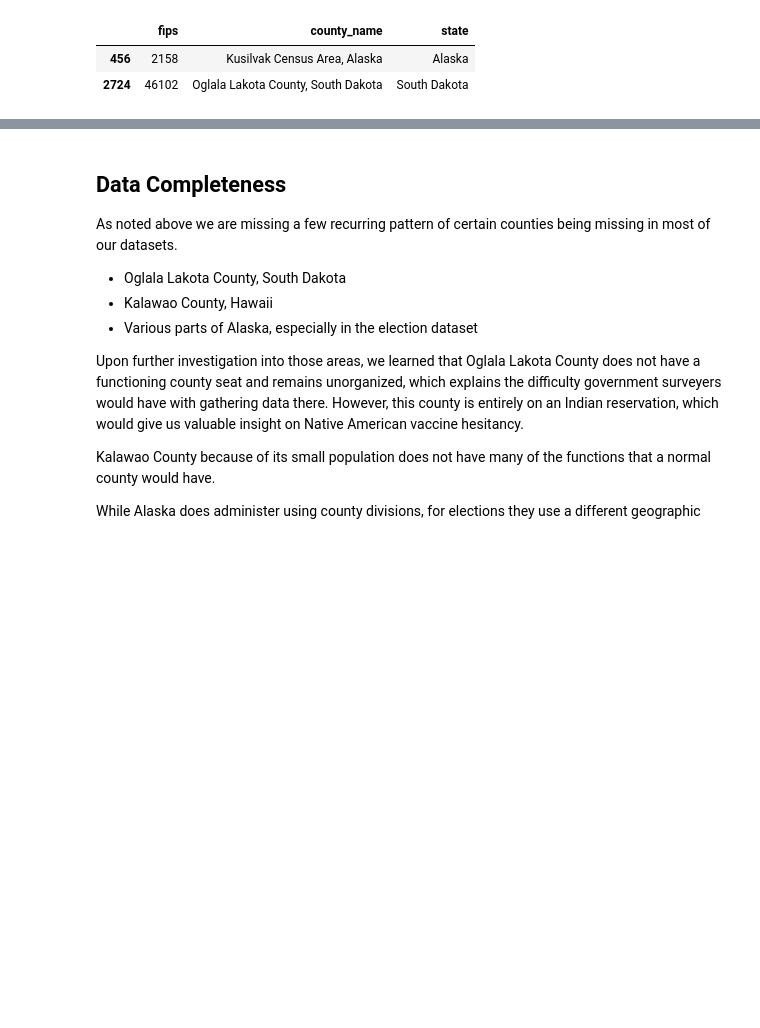
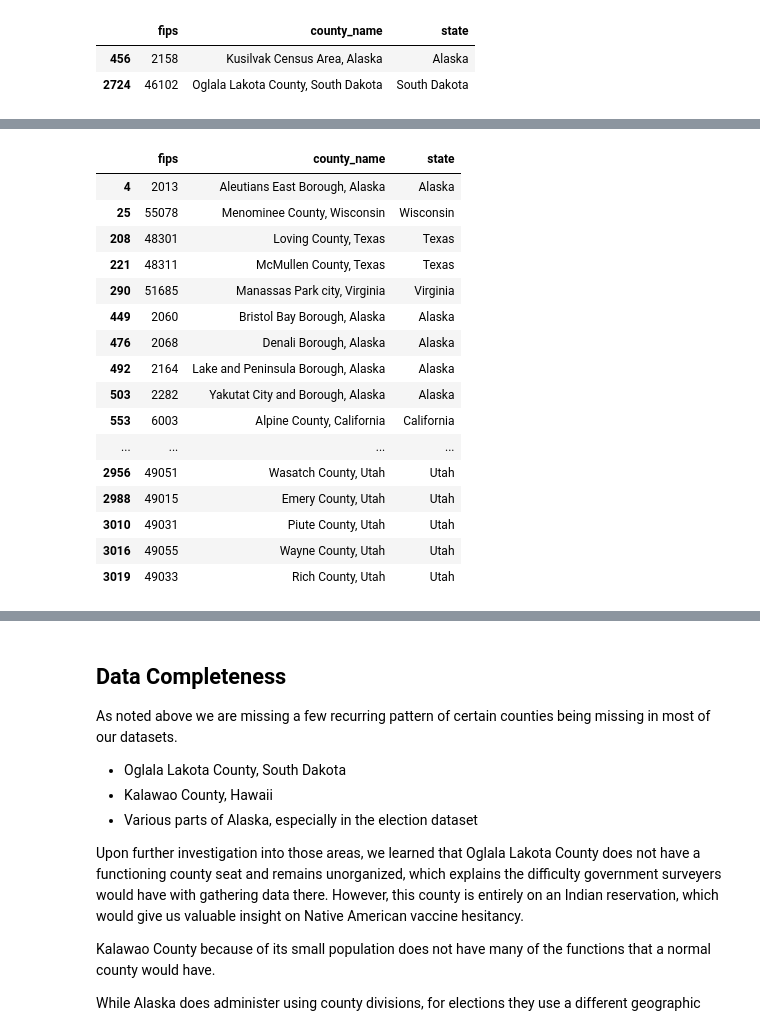
Before and after one commit to kuruparans/covid19-vaccine-hesitancy-analysis, a Jupyter notebook: data-cleaning.ipynb, the cells around one changed output, grey strips where cells are left out. Cells and saved outputs as stored; diff of their text form; code cells hidden in the pictures; blank space fills up the shorter version.

```diff
--- a/data-cleaning.ipynb
+++ b/data-cleaning.ipynb
@@ -366,0 +385,21 @@ Name: fips, dtype: int64
+# %%
+# Show missing value county rows in religion_evangelical column
+county[county['fips'].isin(religion[religion['religion_mainline_protestant'].isnull()]['fips'])]
+# %% [output]
+|  | fips | county_name | state |
+| 4 | 2013 | Aleutians East Borough, Alaska | Alaska |
+| 25 | 55078 | Menominee County, Wisconsin | Wisconsin |
+| 208 | 48301 | Loving County, Texas | Texas |
+| 221 | 48311 | McMullen County, Texas | Texas |
+| 290 | 51685 | Manassas Park city, Virginia | Virginia |
+| 449 | 2060 | Bristol Bay Borough, Alaska | Alaska |
+| 476 | 2068 | Denali Borough, Alaska | Alaska |
+| 492 | 2164 | Lake and Peninsula Borough, Alaska | Alaska |
+| 503 | 2282 | Yakutat City and Borough, Alaska | Alaska |
+| 553 | 6003 | Alpine County, California | California |
+| ... | ... | ... | ... |
+| 2956 | 49051 | Wasatch County, Utah | Utah |
+| 2988 | 49015 | Emery County, Utah | Utah |
+| 3010 | 49031 | Piute County, Utah | Utah |
+| 3016 | 49055 | Wayne County, Utah | Utah |
+| 3019 | 49033 | Rich County, Utah | Utah |
```
Also changed, not shown: parts of 6 cells of this notebook.
